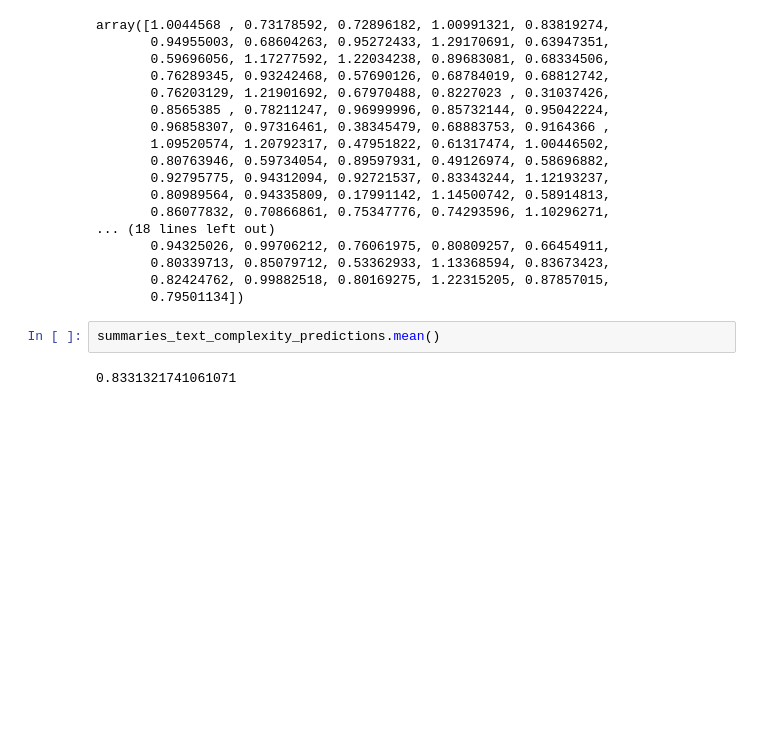
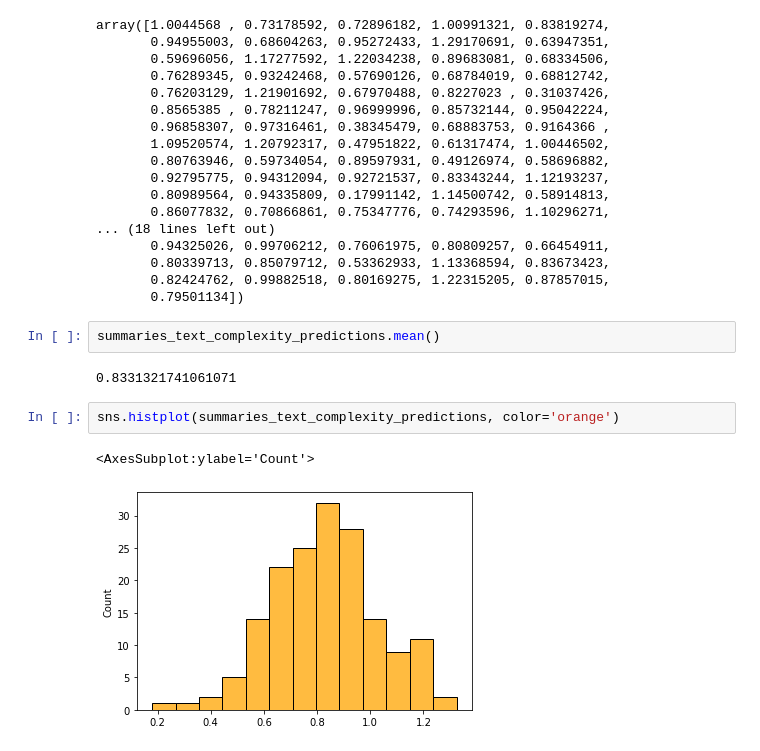
Before and after one commit to DanielAweis/TextComplexityFeatures, a Jupyter notebook: data_analysis/model_linear_regression.ipynb, the cells around one changed output. Cells and saved outputs as stored; diff of their text form; blank space fills up the shorter version.

Commit message:
histplot of text complexity of summaries

```diff
--- a/data_analysis/model_linear_regression.ipynb
+++ b/data_analysis/model_linear_regression.ipynb
@@ -314,3 +315,8 @@ array([1.0044568 , 0.73178592, 0.72896182, 1.00991321, 0.83819274,
 summaries_text_complexity_predictions.mean()
 # %% [output]
 0.8331321741061071
+# %%
+sns.histplot(summaries_text_complexity_predictions, color='orange')
+# %% [output]
+<AxesSubplot:ylabel='Count'>
+[figure, added]
```
Also changed, not shown: parts of 1 cell of this notebook.
